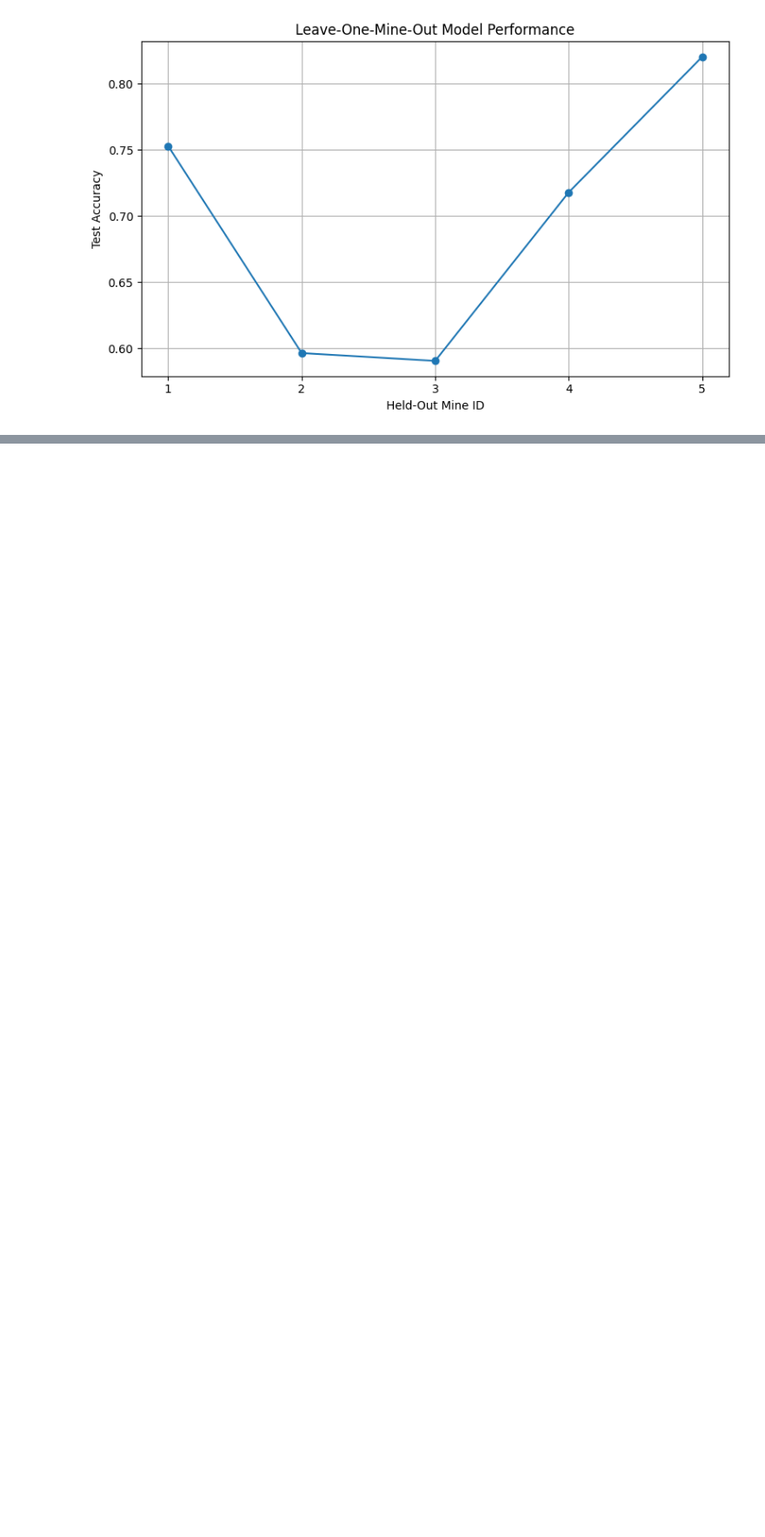
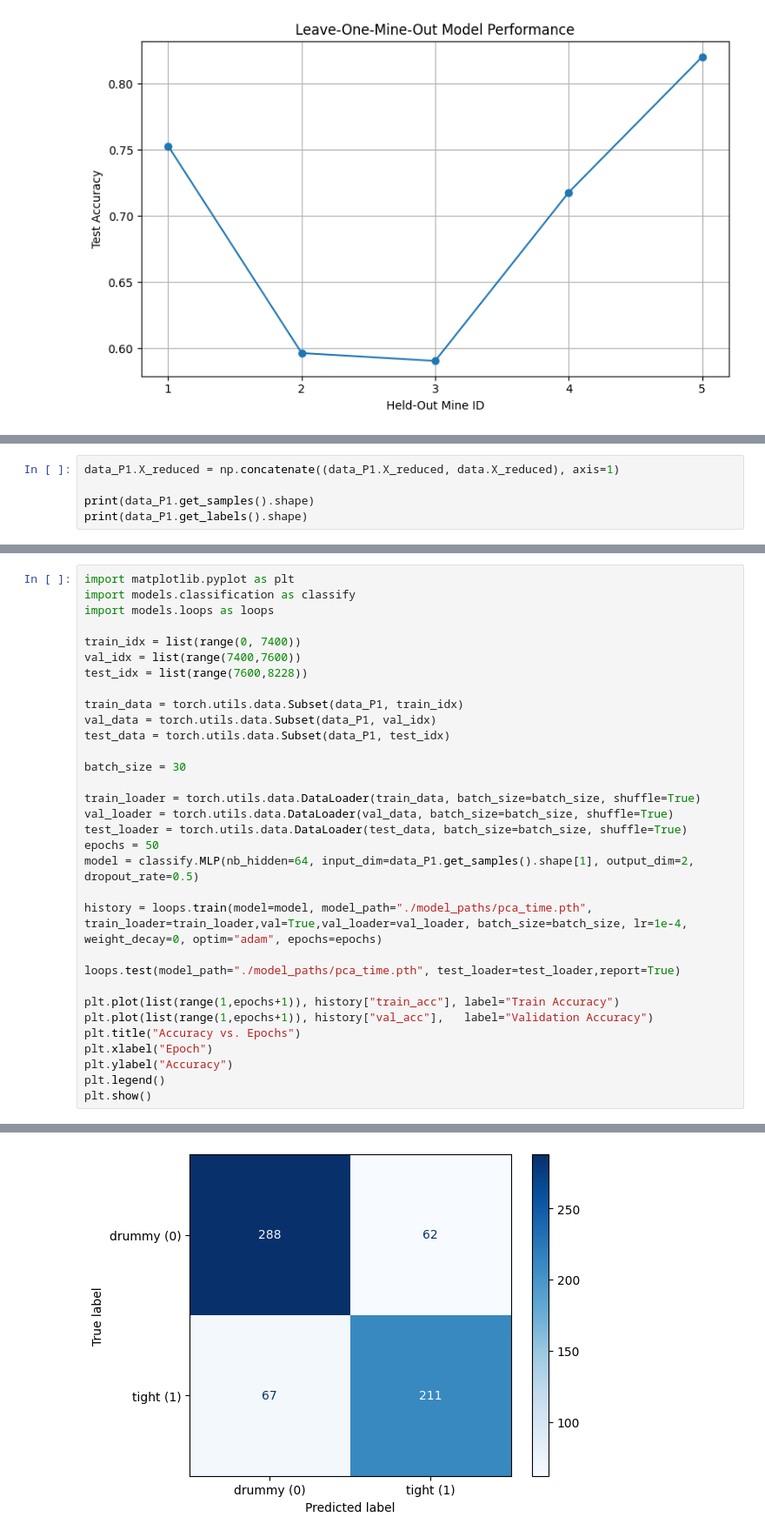
Before and after one commit to kanwarSINGH03/acoustic_signal_classification, a Jupyter notebook: evaluation/pca_time.ipynb, the cells around one changed output, grey strips where cells are left out. Shown at 87% size. Saved outputs shown, nothing was run; the diff lists cells and outputs as text; blank space fills up the shorter version.

```diff
--- a/evaluation/pca_time.ipynb
+++ b/evaluation/pca_time.ipynb
@@ -263,0 +336,5 @@ plt.show()
+# %%
+data_P1.X_reduced = np.concatenate((data_P1.X_reduced, data.X_reduced), axis=1)
+
+print(data_P1.get_samples().shape)
+print(data_P1.get_labels().shape)
@@ -263,0 +344,33 @@ plt.show()
+# %%
+import matplotlib.pyplot as plt
+import models.classification as classify
+import models.loops as loops
+
+train_idx = list(range(0, 7400))
+val_idx = list(range(7400,7600))
+test_idx = list(range(7600,8228))
+
+train_data = torch.utils.data.Subset(data_P1, train_idx)
+val_data = torch.utils.data.Subset(data_P1, val_idx)
+test_data = torch.utils.data.Subset(data_P1, test_idx)
+
+batch_size = 30
+
+train_loader = torch.utils.data.DataLoader(train_data, batch_size=batch_size, shuffle=True)
+val_loader = torch.utils.data.DataLoader(val_data, batch_size=batch_size, shuffle=True)
+test_loader = torch.utils.data.DataLoader(test_data, batch_size=batch_size, shuffle=True)
+epochs = 50
+model = classify.MLP(nb_hidden=64, input_dim=data_P1.get_samples().shape[1], output_dim=2, dropout_rate=0.5)
+
+history = loops.train(model=model, model_path="./model_paths/pca_time.pth", train_loader=train_loader,val=True,val_loader=val_loader, batch_size=batch_size, lr=1e-4, weight_decay=0, optim="adam", epochs=epochs)
+
+loops.test(model_path="./model_paths/pca_time.pth", test_loader=test_loader,report=True)
+
+plt.plot(list(range(1,epochs+1)), history["train_acc"], label="Train Accuracy")
+plt.plot(list(range(1,epochs+1)), history["val_acc"],   label="Validation Accuracy")
+plt.title("Accuracy vs. Epochs")
+plt.xlabel("Epoch")
+plt.ylabel("Accuracy")
+plt.legend()
+plt.show()
+# %% [output]
@@ -263,0 +394 @@ plt.show()
+[figure, added]
```
Also changed, not shown: parts of 5 cells of this notebook, 5 other files.
